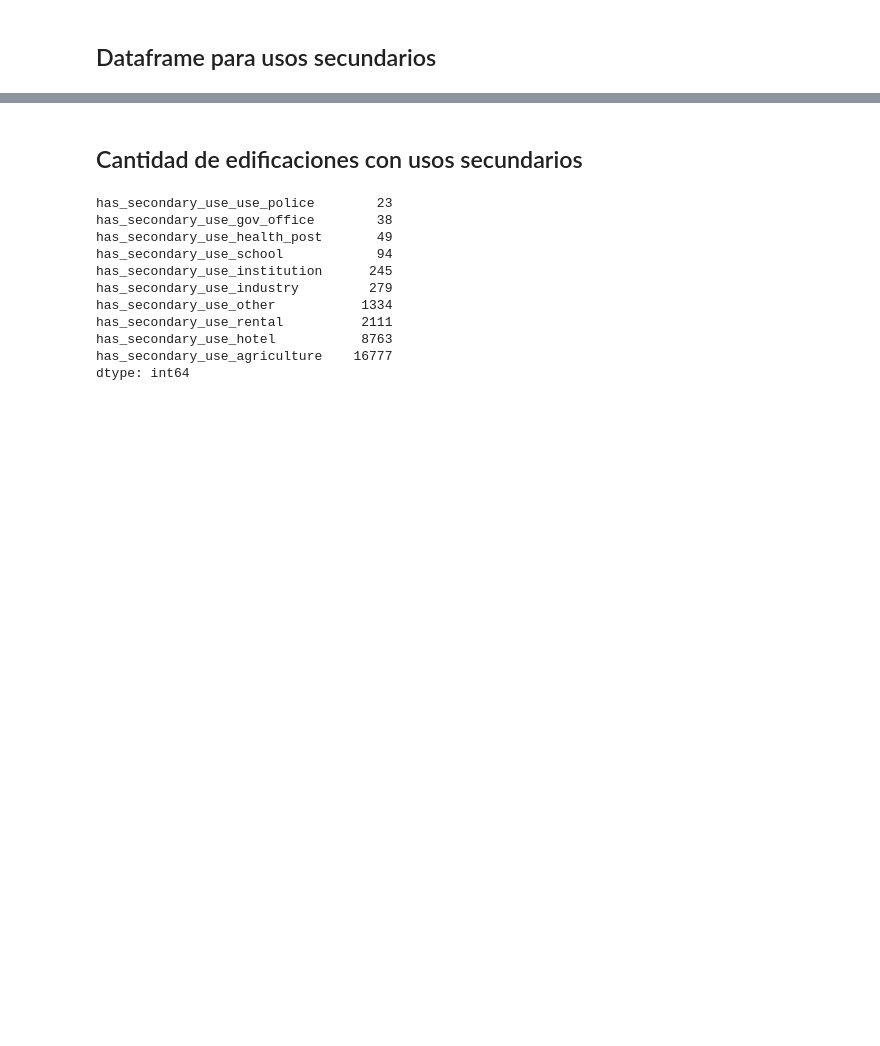
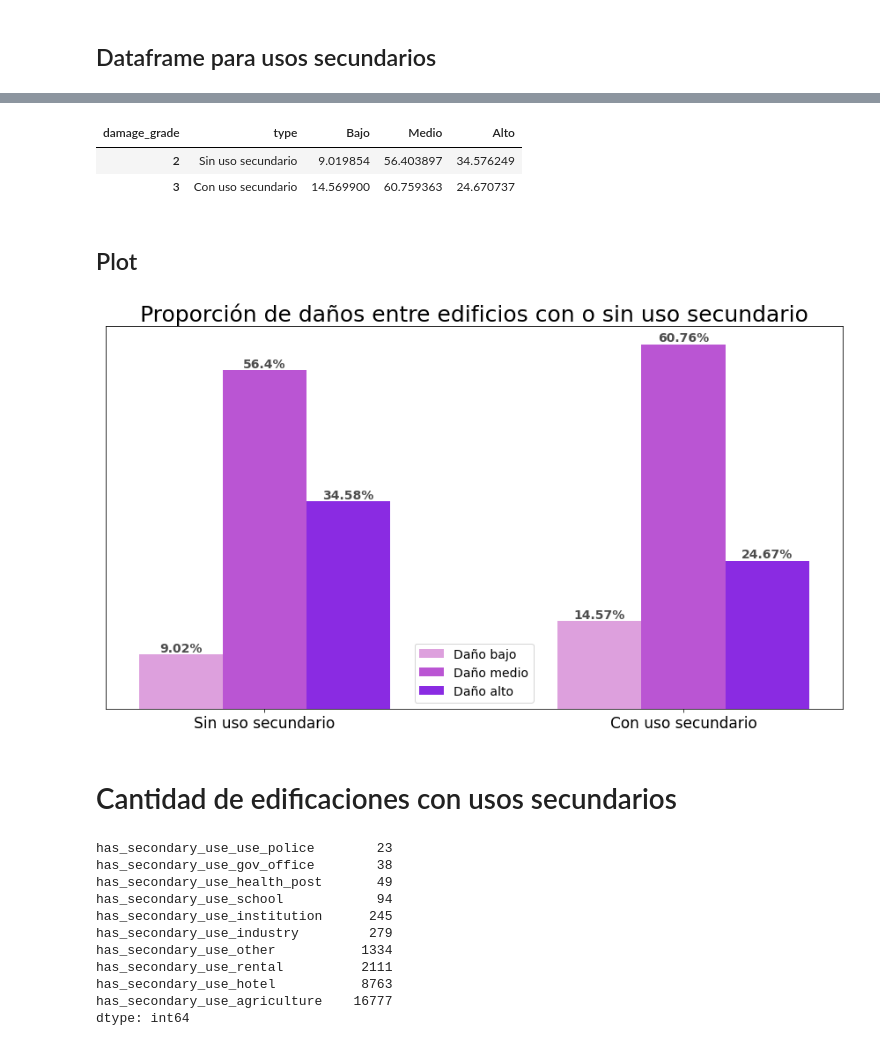
Before and after one commit to ffelfis/OrgaDatosTPs, a Jupyter notebook: TP1/nb_facundo.ipynb, the cells around one changed output, grey strips where cells are left out. Cells and saved outputs as stored; diff of their text form; code cells hidden in the pictures; blank space fills up the shorter version.

```diff
--- a/TP1/nb_facundo.ipynb
+++ b/TP1/nb_facundo.ipynb
@@ -1673,0 +1711,3 @@ df_secondary = df[columnas]
+# %%
+df_use = df.loc[:, ['has_secondary_use', 'damage_grade']].copy()
+df_use.sample(3, random_state=33)
@@ -1673,0 +1741,6 @@ df_secondary = df[columnas]
+# %%
+# Se agregan proporciones
+df_use_by_dmg['prop_one_use'] = df_use_by_dmg['one_use']/df_use_by_dmg['one_use'].sum()*100
+df_use_by_dmg['prop_other_use'] = df_use_by_dmg['other_use']/df_use_by_dmg['other_use'].sum()*100
+
+df_use_by_dmg
@@ -1674,5 +1753,54 @@ df_secondary = df[columnas]
+# %%
+df_prop = df_use_by_dmg.T.reset_index().drop([0,1])\
+  .rename(columns={'index':'type', 1:'Bajo', 2:'Medio', 3:'Alto'})\
+  .replace({'prop_one_use':'Sin uso secundario', 'prop_other_use':'Con uso secundario'})
+df_prop
+# %% [output]
+| damage_grade | type | Bajo | Medio | Alto |
+| 2 | Sin uso secundario | 9.019854 | 56.403897 | 34.576249 |
+| 3 | Con uso secundario | 14.569900 | 60.759363 | 24.670737 |
+# %% [markdown]
+## Plot
+# %%
+fig,ax = plt.subplots(figsize=(15,8))
+labels = df_prop['type']
+x = np.arange(len(labels))
+width = 0.2
+
+bar1 = ax.bar(x - width, df_prop['Bajo'], width,\
+              label='Daño bajo', color='plum')
+bar2 = ax.bar(x , df_prop['Medio'], width,\
+              label='Daño medio', color='mediumorchid')
+bar3 = ax.bar(x + width, df_prop['Alto'], width,\
+              label='Daño alto', color='blueviolet')
+
+ax.set_title('Proporción de daños entre edificios con o sin uso secundario', fontsize=25)
+ax.set_xticks(x)
+ax.set_xticklabels(labels)
+
+plt.xticks(fontsize=17)
+plt.yticks([], fontsize=17)
+plt.legend(fontsize=14)
+
+plt.grid(axis='y', linewidth=2, color='lightgray')
+ax.set_axisbelow(True)
+
+# Proporciones
+ax.bar_label(bar1, labels=np.round(df_prop['Bajo'], 2).astype('str')+'%', \
+             label_type='edge', color='black', fontsize=14, \
+             fontweight='bold', rotation=0, alpha=0.7)
+ax.bar_label(bar2, labels=np.round(df_prop['Medio'], 2).astype('str')+'%', \
+             label_type='edge', color='black', fontsize=14, \
+             fontweight='bold', rotation=0, alpha=0.7)
+ax.bar_label(bar3, labels=np.round(df_prop['Alto'], 2).astype('str')+'%', \
+             label_type='edge', color='black', fontsize=14, \
+             fontweight='bold', rotation=0, alpha=0.7)
+
+plt.show()
+# %% [output]
+[figure, added]
 # %% [markdown]
-## Cantidad de edificaciones con usos secundarios
+# Cantidad de edificaciones con usos secundarios
 # %%
 # No es necesaria la columna de daños
 cantidades = df_secondary\
```
Also changed, not shown: parts of 35 cells of this notebook.
